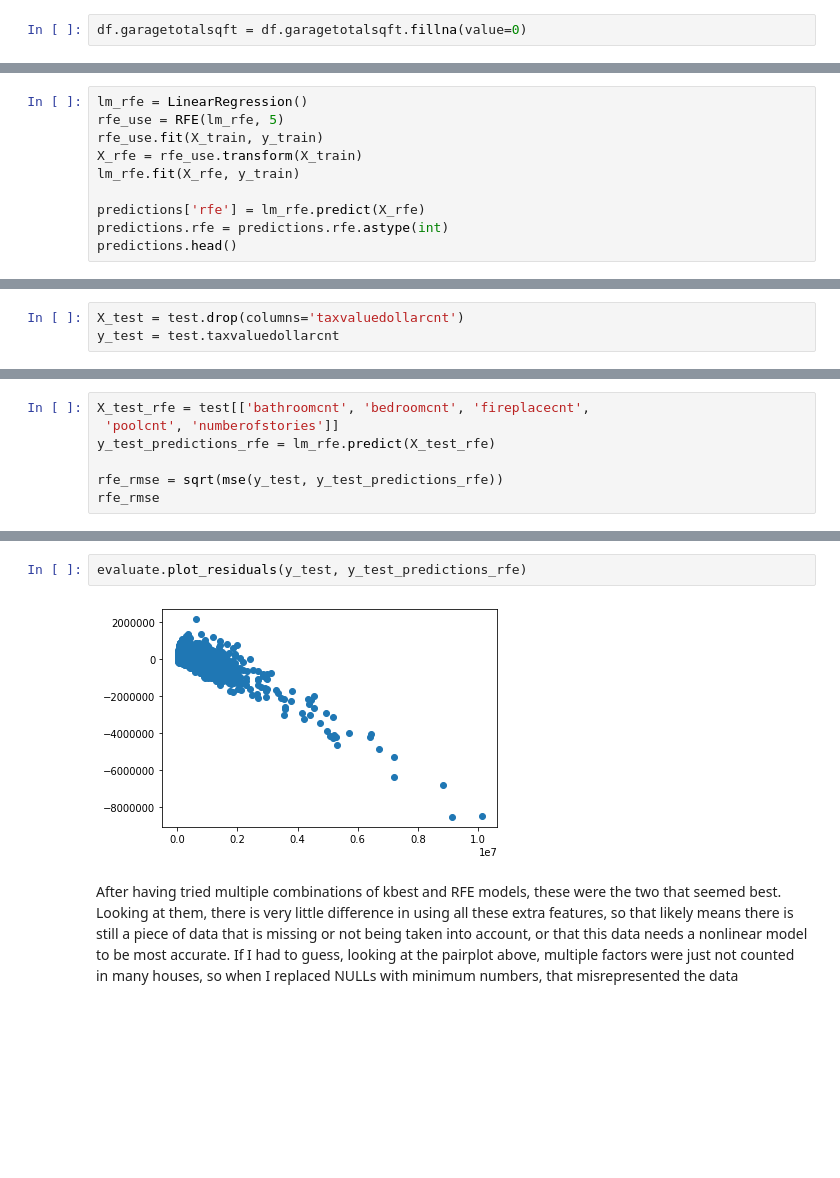
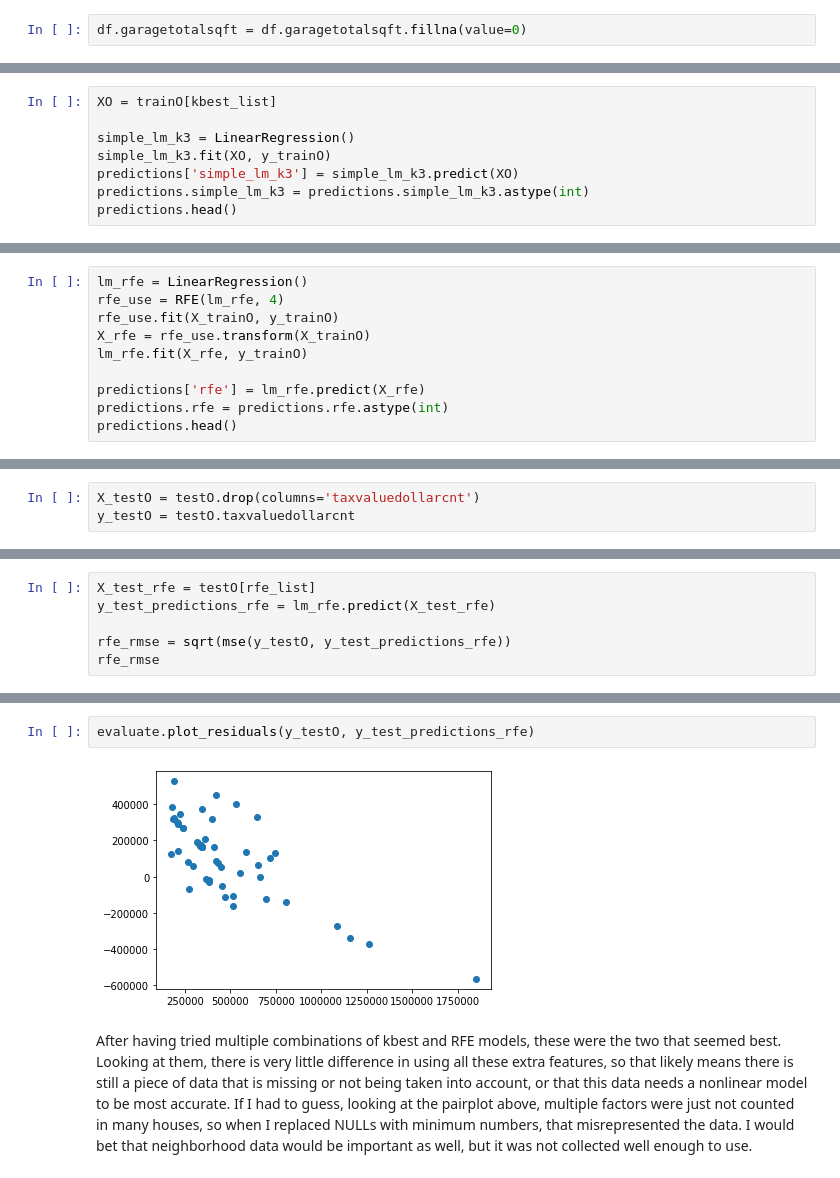
Before and after one commit to CameronGTaylor/zillow_project, a Jupyter notebook: zillow_extended.ipynb, the cells around one changed output, grey strips where cells are left out. Saved outputs shown, nothing was run; the diff lists cells and outputs as text; blank space fills up the shorter version.

```diff
--- a/zillow_extended.ipynb
+++ b/zillow_extended.ipynb
@@ -198,0 +241,8 @@ predictions.head()
+# %%
+XO = trainO[kbest_list]
+
+simple_lm_k3 = LinearRegression()
+simple_lm_k3.fit(XO, y_trainO)
+predictions['simple_lm_k3'] = simple_lm_k3.predict(XO)
+predictions.simple_lm_k3 = predictions.simple_lm_k3.astype(int)
+predictions.head()
@@ -199,9 +256,9 @@ predictions.head()
 # %%
 lm_rfe = LinearRegression()
-rfe_use = RFE(lm_rfe, 5)
-rfe_use.fit(X_train, y_train)
-X_rfe = rfe_use.transform(X_train)
-lm_rfe.fit(X_rfe, y_train)
+rfe_use = RFE(lm_rfe, 4)
+rfe_use.fit(X_trainO, y_trainO)
+X_rfe = rfe_use.transform(X_trainO)
+lm_rfe.fit(X_rfe, y_trainO)
 
 predictions['rfe'] = lm_rfe.predict(X_rfe)
 predictions.rfe = predictions.rfe.astype(int)
@@ -225,4 +282,4 @@ rfe             628860.768
 dtype: float64
 # %%
-X_test = test.drop(columns='taxvaluedollarcnt')
-y_test = test.taxvaluedollarcnt
+X_testO = testO.drop(columns='taxvaluedollarcnt')
+y_testO = testO.taxvaluedollarcnt
@@ -238,8 +300,7 @@ k3_rmse
 # %%
-X_test_rfe = test[['bathroomcnt', 'bedroomcnt', 'fireplacecnt',
- 'poolcnt', 'numberofstories']]
+X_test_rfe = testO[rfe_list]
 y_test_predictions_rfe = lm_rfe.predict(X_test_rfe)
 
-rfe_rmse = sqrt(mse(y_test, y_test_predictions_rfe))
+rfe_rmse = sqrt(mse(y_testO, y_test_predictions_rfe))
 rfe_rmse
 # %% [output]
@@ -269,6 +334,7 @@ evaluate.plot_residuals(y_test, y_test_predictions_k4)
 # %%
-evaluate.plot_residuals(y_test, y_test_predictions_rfe)
+evaluate.plot_residuals(y_testO, y_test_predictions_rfe)
 # %% [output]
-[figure, old version]
+[figure, new version]
 # %% [markdown]
-After having tried multiple combinations of kbest and RFE models, these were the two that seemed best. Looking at them, there is very little difference in using all these extra features, so that likely means there is still a piece of data that is missing or not being taken into account, or that this data needs a nonlinear model to be most accurate. If I had to guess, looking at the pairplot above, multiple factors were just not counted in many houses, so when I replaced NULLs with minimum numbers, that misrepresented the data
+After having tried multiple combinations of kbest and RFE models, these were the two that seemed best. Looking at them, there is very little difference in using all these extra features, so that likely means there is still a piece of data that is missing or not being taken into account, or that this data needs a nonlinear model to be most accurate. If I had to guess, looking at the pairplot above, multiple factors were just not counted in many houses, so when I replaced NULLs with minimum numbers, that misrepresented the data.
+I would bet that neighborhood data would be important as well, but it was not collected well enough to use.
```
Also changed, not shown: parts of 40 cells of this notebook.
